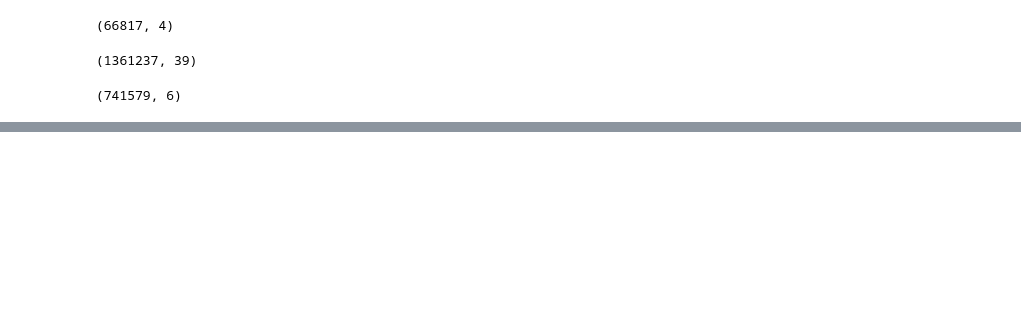
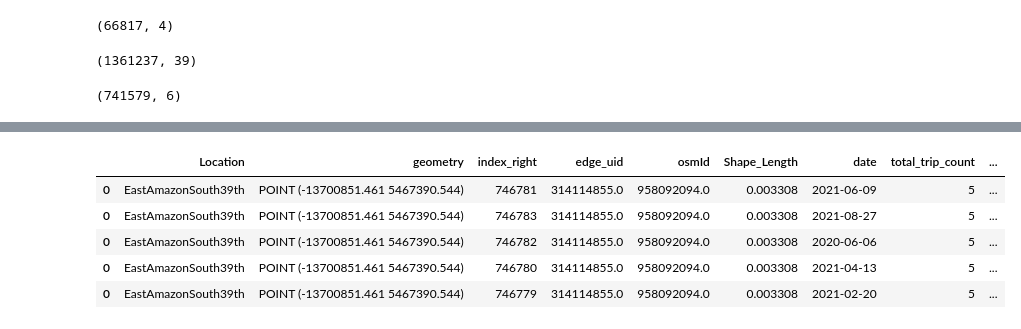
Before and after one commit to dongmeic/MPO_Data_Portal, a Jupyter notebook: TrafficCountData/AADBT/explore_Strava_data.ipynb, the cells around one changed output, grey strips where cells are left out. Cells and saved outputs as stored; diff of their text form; code cells hidden in the pictures; blank space fills up the shorter version.

```diff
--- a/TrafficCountData/AADBT/explore_Strava_data.ipynb
+++ b/TrafficCountData/AADBT/explore_Strava_data.ipynb
@@ -47,0 +61,2 @@ ndata.head()
+# %%
+bike_counts_loc = gpd.read_file(outpath + '\shp\BikeCountsLocations.shp')
@@ -47,0 +67,11 @@ ndata.head()
+# %%
+bikecountloc_near_Strava = gpd.sjoin_nearest(bike_counts_loc, ndata, distance_col="distances", how="left")
+# %%
+bikecountloc_near_Strava.head()
+# %% [output]
+|  | Location | geometry | index_right | edge_uid | osmId | Shape_Length | date | total_trip_count | ... |
+| 0 | EastAmazonSouth39th | POINT (-13700851.461 5467390.544) | 746781 | 314114855.0 | 958092094.0 | 0.003308 | 2021-06-09 | 5 | ... |
+| 0 | EastAmazonSouth39th | POINT (-13700851.461 5467390.544) | 746783 | 314114855.0 | 958092094.0 | 0.003308 | 2021-08-27 | 5 | ... |
+| 0 | EastAmazonSouth39th | POINT (-13700851.461 5467390.544) | 746782 | 314114855.0 | 958092094.0 | 0.003308 | 2020-06-06 | 5 | ... |
+| 0 | EastAmazonSouth39th | POINT (-13700851.461 5467390.544) | 746780 | 314114855.0 | 958092094.0 | 0.003308 | 2021-04-13 | 5 | ... |
+| 0 | EastAmazonSouth39th | POINT (-13700851.461 5467390.544) | 746779 | 314114855.0 | 958092094.0 | 0.003308 | 2021-02-20 | 5 | ... |
```
Also changed, not shown: parts of 18 cells of this notebook.
